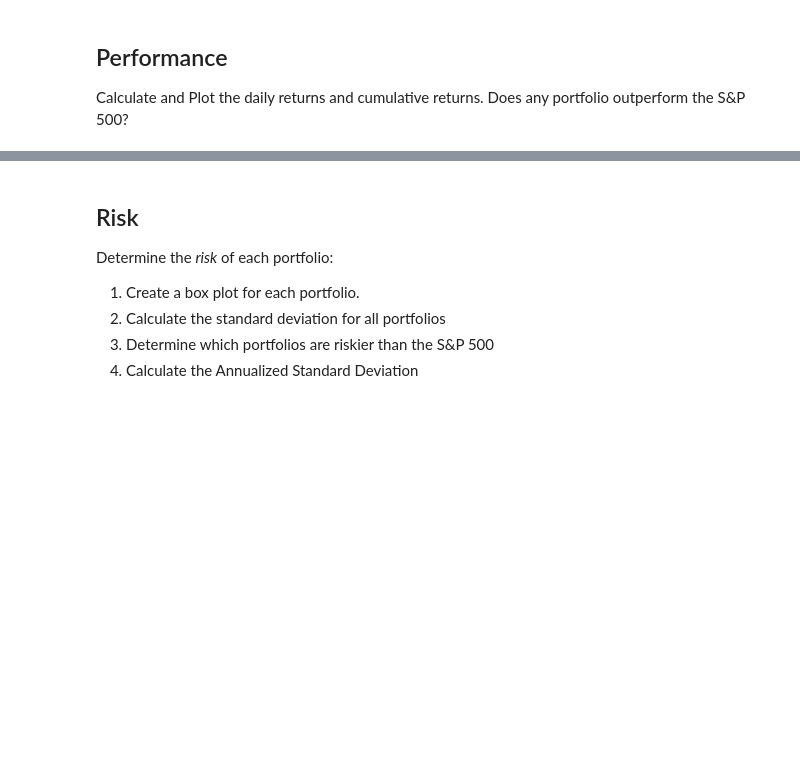
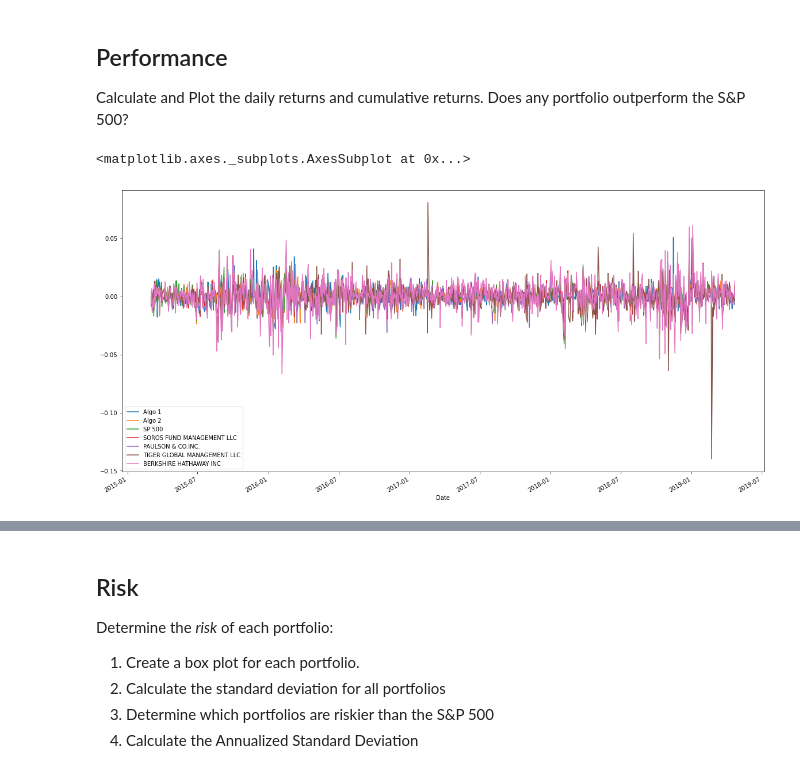
Before and after one commit to markmurdock11/pandas_hw, a Jupyter notebook: whale_analysis.ipynb, the cells around one changed output, grey strips where cells are left out. Drawn from its saved outputs; the diff is of its cells as text; code cells hidden in the pictures; blank space fills up the shorter version.

Commit message:
portfolio analysis

```diff
--- a/whale_analysis.ipynb
+++ b/whale_analysis.ipynb
@@ -185,3 +185,6 @@ sp_daily
 # %%
 # Concatenate all DataFrames into a single DataFrame
 # YOUR CODE HERE
+
+big_portfolio = pd.concat([algo_df, sp_daily, whale_df], axis="columns", join= "inner")
+big_portfolio
@@ -198,6 +216,11 @@ Calculate and Plot the daily returns and cumulative returns. Does any portfolio
 # %%
 # Plot daily returns
 # YOUR CODE HERE
+daily_return_plot = big_portfolio.plot(figsize=(20,10))
+daily_return_plot
+# %% [output]
+<matplotlib.axes._subplots.AxesSubplot at 0x...>
+[figure, added]
 # %%
 # Plot cumulative returns
 # YOUR CODE HERE
```
Also changed, not shown: parts of 2 cells of this notebook.
